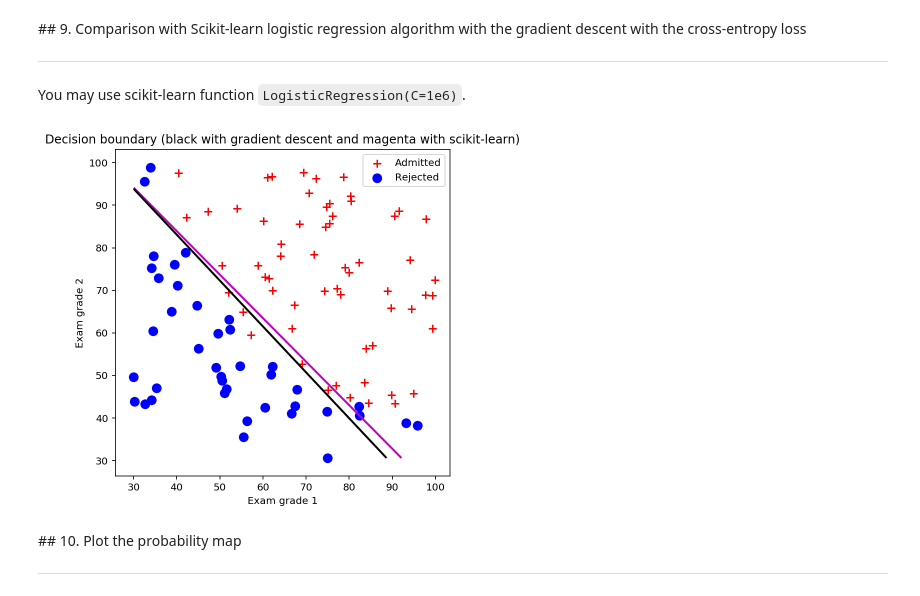
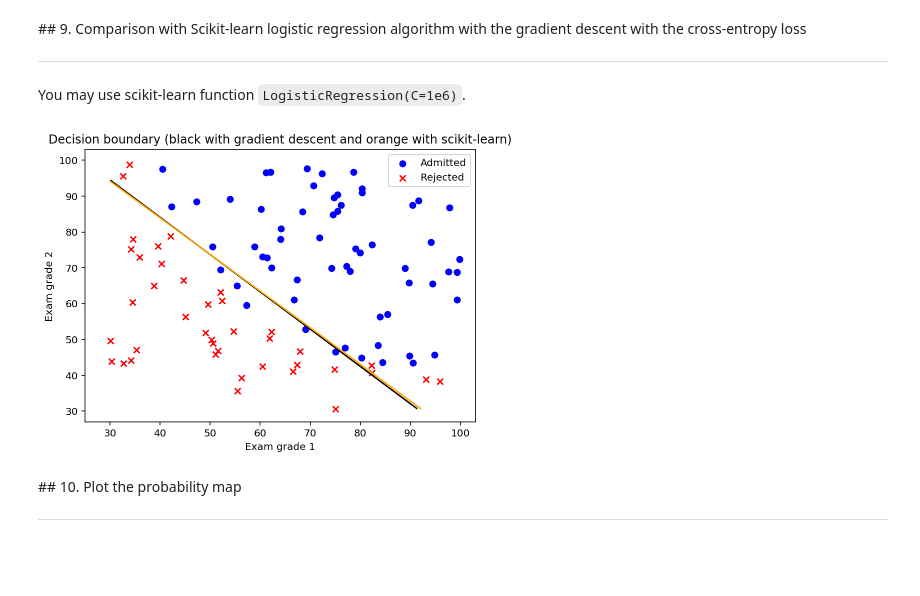
Before and after one commit to wkdthf21/Machine-Learning-Assignment, a Jupyter notebook: 04/assignment_04.ipynb, the cells around one changed output. Drawn from its saved outputs; the diff is of its cells as text; code cells hidden in the pictures; blank space fills up the shorter version.

Commit message:
plot the decision boundary using the Scikit-learn logistic regression algorithm

```diff
--- a/04/assignment_04.ipynb
+++ b/04/assignment_04.ipynb
@@ -220,7 +220,8 @@ def mse_loss(label, h_arr):  # mean square error
     return np.mean(np.dot(temp.T, temp))
 
 def ce_loss(label, h_arr):  # cross-entropy error
-    temp = - np.dot(h_arr.T, np.log(label)) - np.dot((1 - h_arr).T, np.log(1 - label))
+    epsilon = 1e-5
+    temp = np.dot(-(h_arr.T), np.log(label + epsilon)) - np.dot((1 - h_arr).T, np.log(1 - label + epsilon))
     return np.mean(temp)
 # %% [markdown]
 ## 6. Define the gradient of the classification loss function
@@ -438,41 +439,49 @@ You may use scikit-learn function `LogisticRegression(C=1e6)`.
 # %%
 # run logistic regression with scikit-learn
 start = time.time()
-logreg_sklearn = # scikit-learn logistic regression
-logreg_sklearn.fit( ) # learn the model parameters
+logreg_sklearn = LogisticRegression(C=1e6)# scikit-learn logistic regression
+y = data[:,2][:,None]
+logreg_sklearn.fit(X[:, 1:3], y.ravel()) # learn the model parameters
 
 # compute loss value
 w_sklearn = np.zeros([3,1])
-w_sklearn[0,0] =
-w_sklearn[1:3,0] =
-loss_sklearn = loss_logreg( )
+w_sklearn[0,0] = logreg_sklearn.intercept_
+w_sklearn[1:3,0] = logreg_sklearn.coef_
+
+y_pred_sklearn = logreg_sklearn.predict(X[:, 1:3]).reshape(-1, 1)
+loss_sklearn = ce_loss(y_pred_sklearn, y)
 
 # plot
-plt.figure(4,figsize=(6,6))
-plt.scatter( )
-plt.scatter( )
+plt.figure(4,figsize=(7,5))
+plt.scatter(x1[idx_admit], x2[idx_admit], c = 'b', marker = 'o', label = 'Admitted')
+plt.scatter(x1[idx_rejec], x2[idx_rejec], c = 'r', marker = 'x', label = 'Rejected')
 plt.xlabel('Exam grade 1')
 plt.ylabel('Exam grade 2')
 
 x1_min, x1_max = X[:,1].min(), X[:,1].max() # grade 1
 x2_min, x2_max = X[:,2].min(), X[:,2].max() # grade 2
 
-xx1, xx2 = np.meshgrid( ) # create meshgrid
+xx1, xx2 = np.meshgrid(np.linspace(x1_min, x1_max), np.linspace(x2_min, x2_max)) # create meshgrid
 
 X2 = np.ones([np.prod(xx1.shape),3])
 X2[:,1] = xx1.reshape(-1)
 X2[:,2] = xx2.reshape(-1)
 
-p = f_pred( )
-p = p.reshape( )
-plt.contour( );
-plt.contour( );
+p = f_pred(X2, w_ce)
+p = p.reshape(50, -1)
+plt.contour(xx1, xx2, p, levels =[0.5], colors = ['black'])
 
-plt.title('Decision boundary (black with gradient descent and magenta with scikit-learn)')
+p_sklearn = f_pred(X2, w_sklearn)
+p_sklearn = p_sklearn.reshape(50, -1)
+plt.contour(xx1, xx2, p_sklearn, levels = [0.5], colors = ['orange']);
+
+plt.title('Decision boundary (black with gradient descent and orange with scikit-learn)')
+plt.xlim(25, 103)
+plt.ylim(27, 103)
 plt.legend()
 plt.show()
 # %% [output]
-[figure, old version]
+[figure, new version]
 # %% [markdown]
 ## 10. Plot the probability map
 <hr>
```
Also changed, not shown: parts of 5 cells of this notebook.
